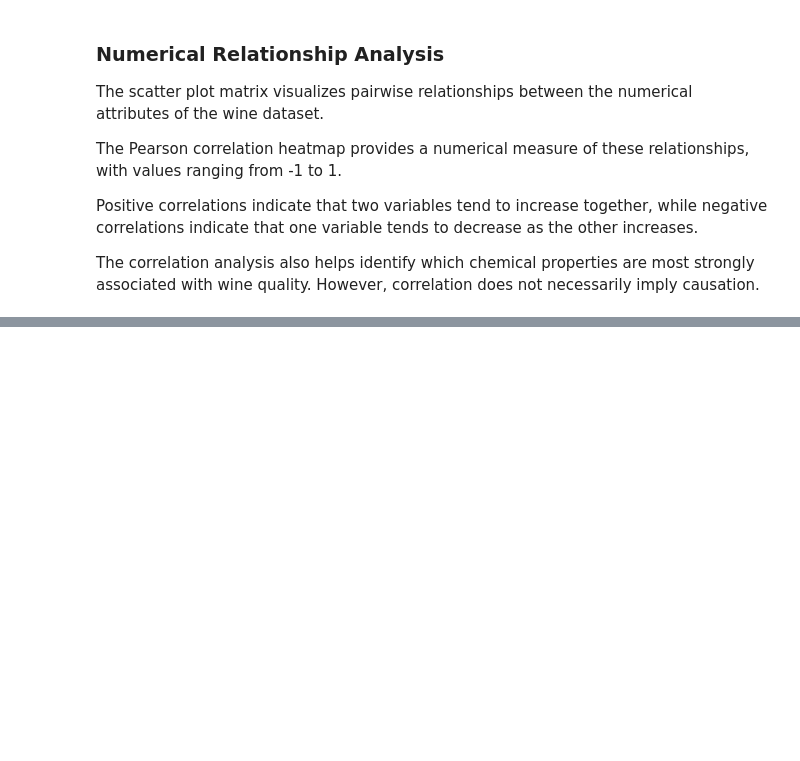
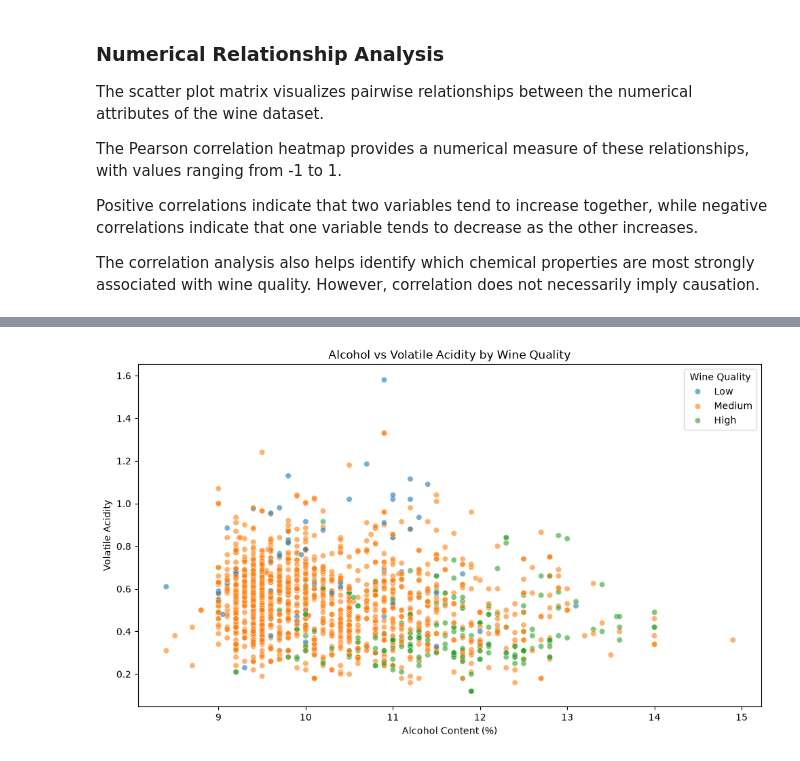
Before and after one commit to evanflorentino/wine-quality-eda, a Jupyter notebook: wine_quality_eda.ipynb, the cells around one changed output, grey strips where cells are left out. Saved outputs shown, nothing was run; the diff lists cells and outputs as text; code cells hidden in the pictures; blank space fills up the shorter version.

```diff
--- a/wine_quality_eda.ipynb
+++ b/wine_quality_eda.ipynb
@@ -240,0 +321,19 @@ The correlation analysis also helps identify which chemical properties are most
+# %%
+plt.figure(figsize=(10, 6))
+
+sns.scatterplot(
+    data=wine,
+    x="alcohol",
+    y="volatile acidity",
+    hue="quality_category",
+    alpha=0.6
+)
+
+plt.title("Alcohol vs Volatile Acidity by Wine Quality")
+plt.xlabel("Alcohol Content (%)")
+plt.ylabel("Volatile Acidity")
+plt.legend(title="Wine Quality")
+plt.tight_layout()
+plt.show()
+# %% [output]
+[figure, added]
```
Also changed, not shown: parts of 5 cells of this notebook.
